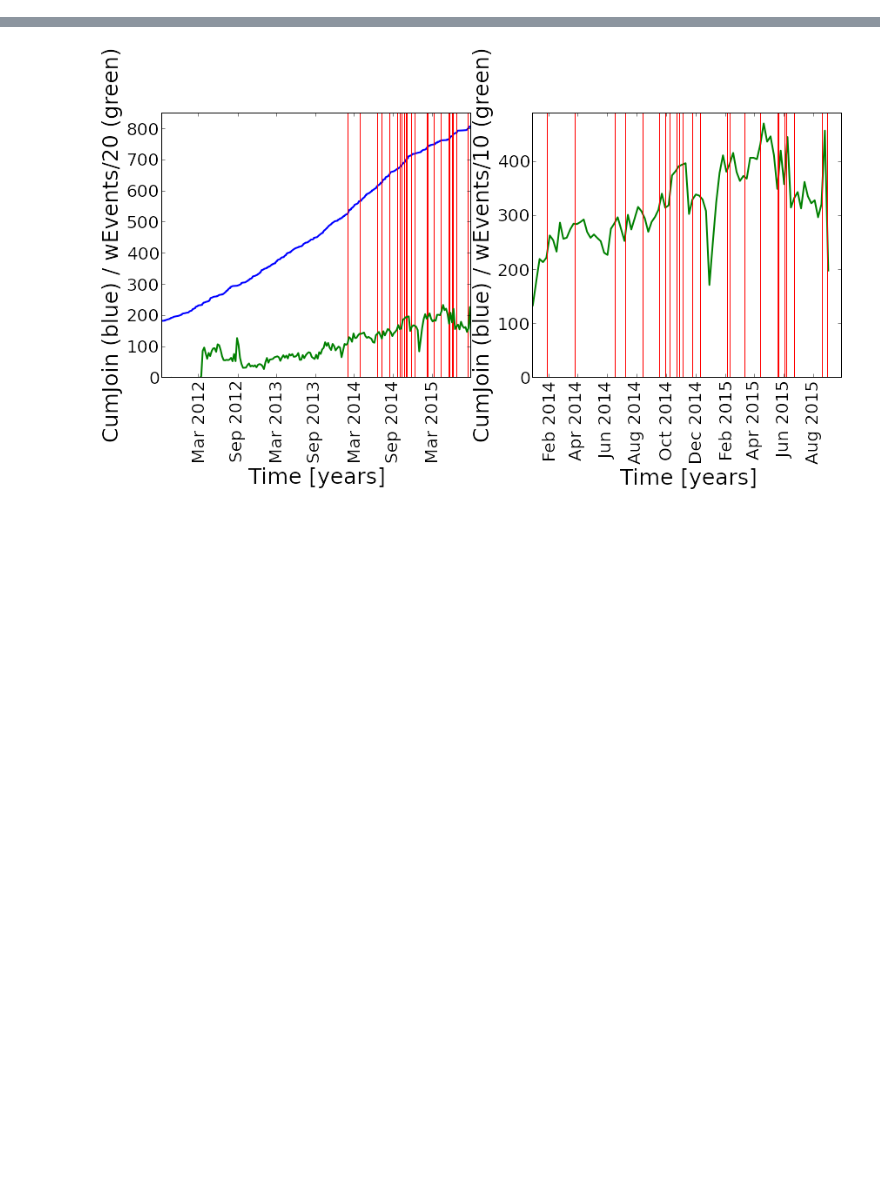
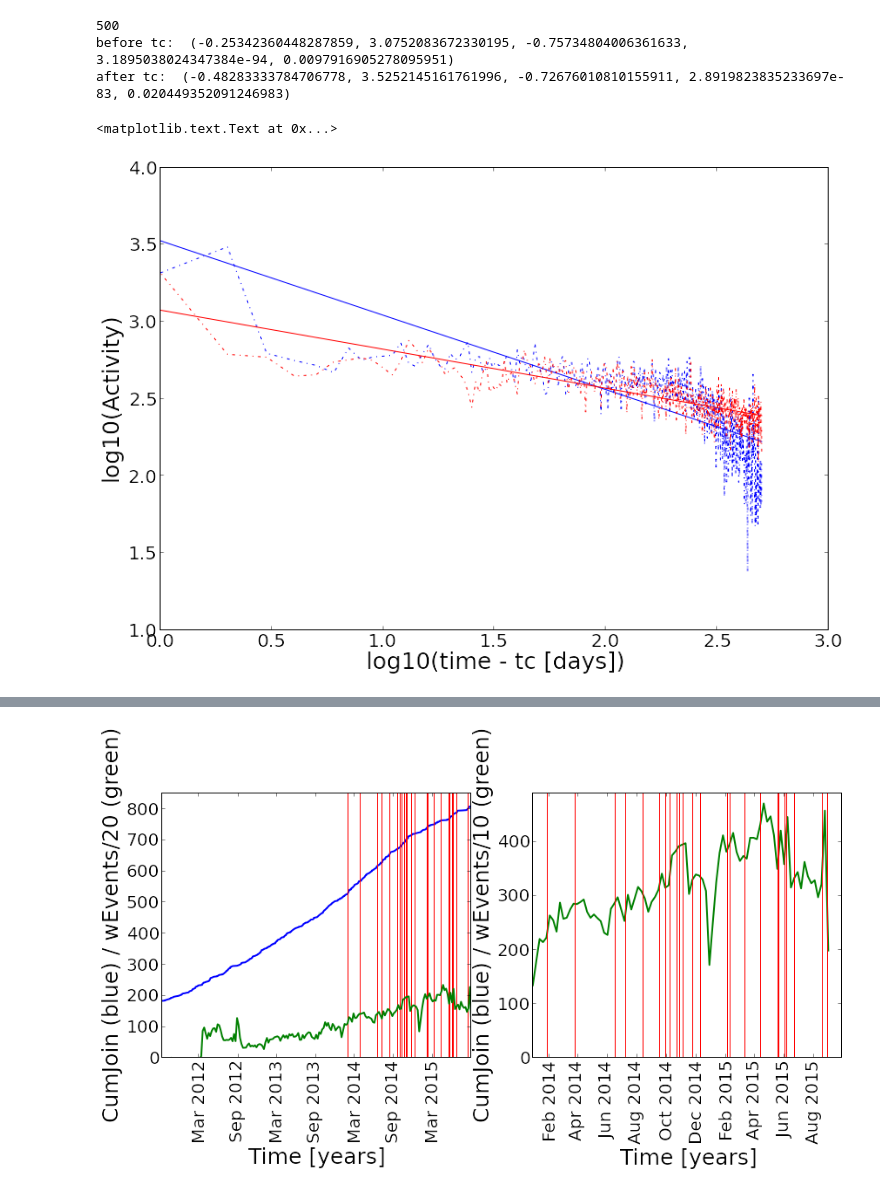
Before and after one commit to wazaahhh/patchwork, a Jupyter notebook: patchwork.ipynb, the cells around one changed output, grey strips where cells are left out. Saved outputs shown, nothing was run; the diff lists cells and outputs as text; code cells hidden in the pictures; blank space fills up the shorter version.

```diff
--- a/patchwork.ipynb
+++ b/patchwork.ipynb
@@ -29,0 +168,30 @@ userDic,pwDates = parseUsers()
+# %%
+upper_limit = 500
+print upper_limit
+c1 = (X>=0)*(Y>0)*(X < upper_limit)
+lx = np.log10(X[c1]+1)
+ly = np.log10(Y[c1])
+
+c2= (X<=0)*(Y>0)*(X > -upper_limit)
+lx2 = np.log10(-X[c2]+1)
+ly2 = np.log10(Y[c2])
+
+
+fit2 = S.linregress(lx2,ly2)
+print "before tc: ", fit2
+fit1 = S.linregress(lx,ly)
+print "after tc: ", fit1
+
+pl.figure(1,(13,9))
+pl.plot(lx,ly,'b-.')
+pl.plot(lx,lx*fit1[0]+fit1[1],'b-')
+pl.plot(lx2,ly2,'r-.')
+pl.plot(lx2,lx2*fit2[0]+fit2[1],'r-')
+pl.xlabel("log10(time - tc [days])")
+pl.ylabel("log10(Activity)")
+# %% [output]
+500
+before tc:  (-0.25342360448287859, 3.0752083672330195, -0.75734804006361633, 3.1895038024347384e-94, 0.0097916905278095951)
+after tc:  (-0.48283333784706778, 3.5252145161761996, -0.72676010810155911, 2.8919823835233697e-83, 0.020449352091246983)
+<matplotlib.text.Text at 0x...>
+[figure, added]
```
Also changed, not shown: parts of 10 cells of this notebook.
